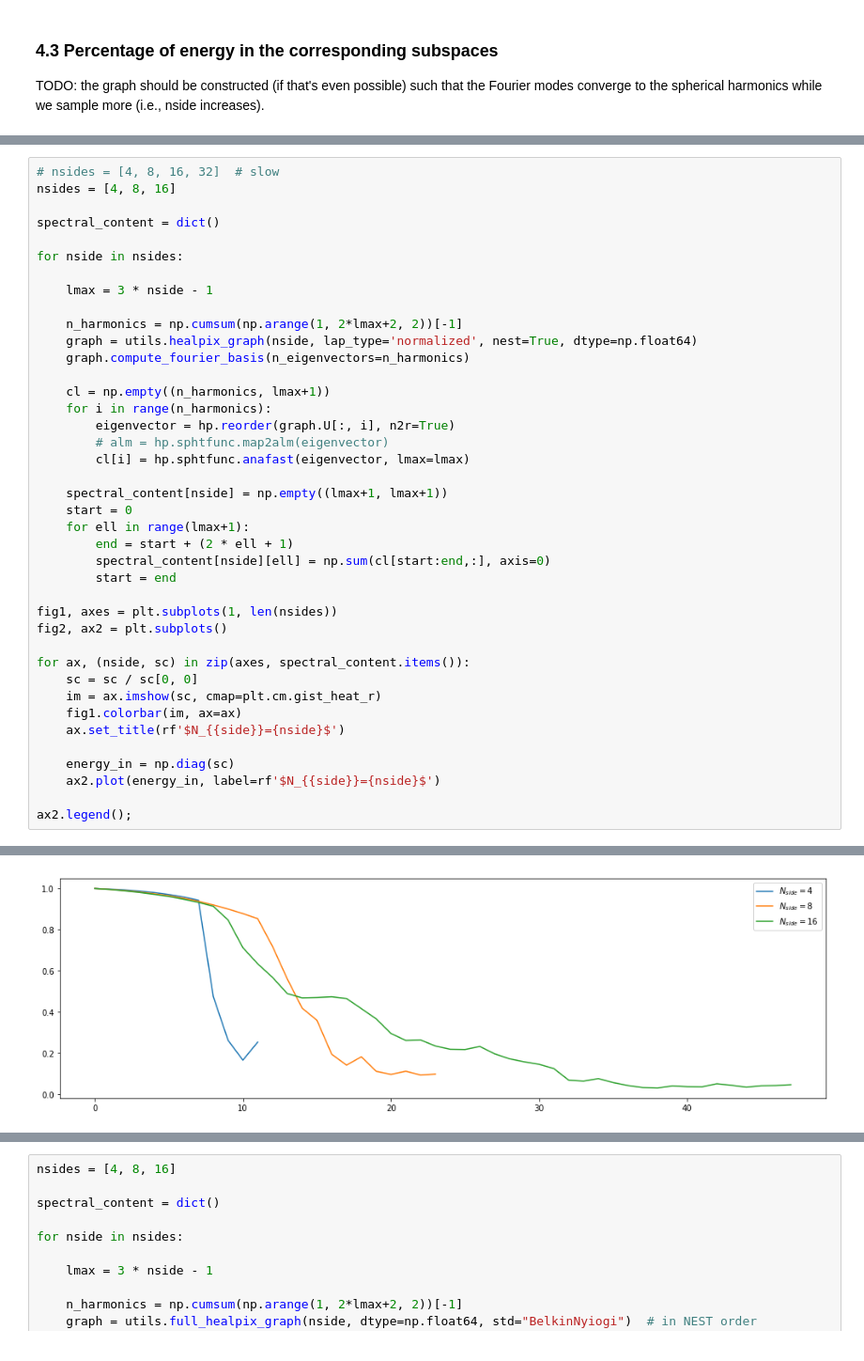
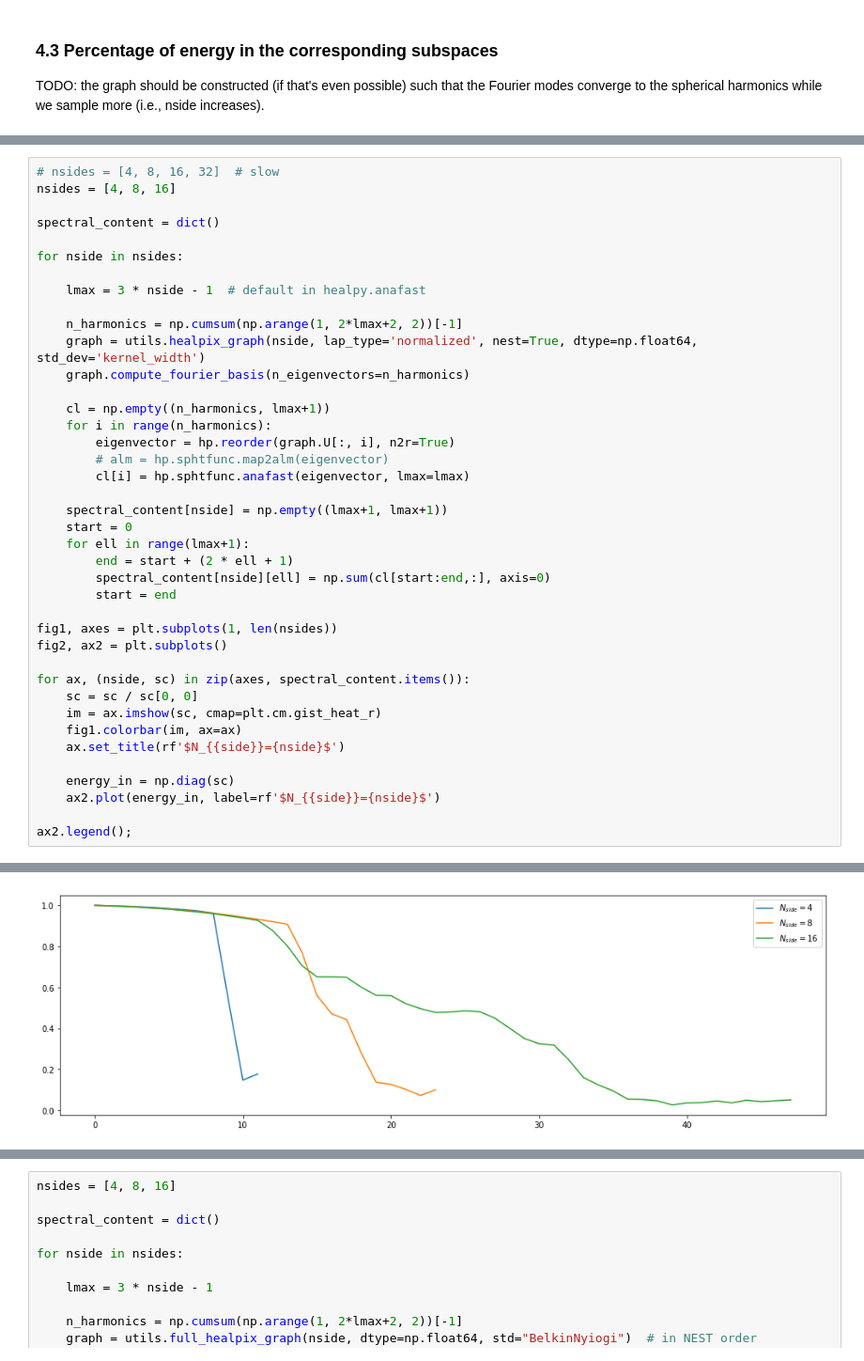
Before and after one commit to MartMilani/PDM, a Jupyter notebook: DeepSphere/demo_spherical_vs_graph.ipynb, the cells around one changed output, grey strips where cells are left out. Shown at 94% size. Cells and saved outputs as stored; diff of their text form.

```diff
--- a/DeepSphere/demo_spherical_vs_graph.ipynb
+++ b/DeepSphere/demo_spherical_vs_graph.ipynb
@@ -286,10 +305,10 @@ spectral_content = dict()
 
 for nside in nsides:
 
-    lmax = 3 * nside - 1
+    lmax = 3 * nside - 1  # default in healpy.anafast
 
     n_harmonics = np.cumsum(np.arange(1, 2*lmax+2, 2))[-1]
-    graph = utils.healpix_graph(nside, lap_type='normalized', nest=True, dtype=np.float64)
+    graph = utils.healpix_graph(nside, lap_type='normalized', nest=True, dtype=np.float64, std_dev='kernel_width')
     graph.compute_fourier_basis(n_eigenvectors=n_harmonics)
 
     cl = np.empty((n_harmonics, lmax+1))
@@ -326 +342 @@ WARNING: MARTINO'S MODIFIED CODE IS RUNNING
-[figure, old version]
+[figure, new version]
```
Also changed, not shown: parts of 22 cells of this notebook, 2 other files.
